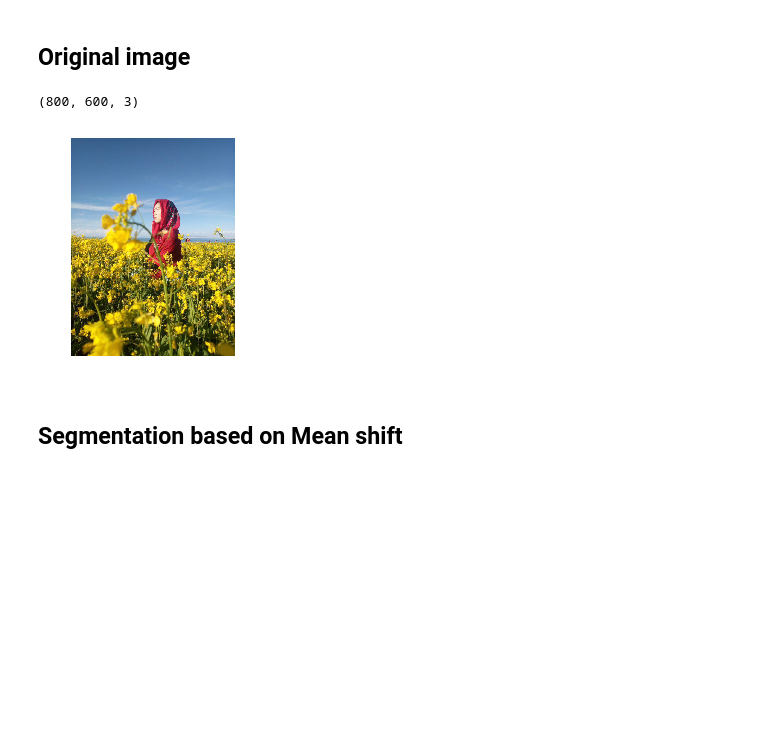
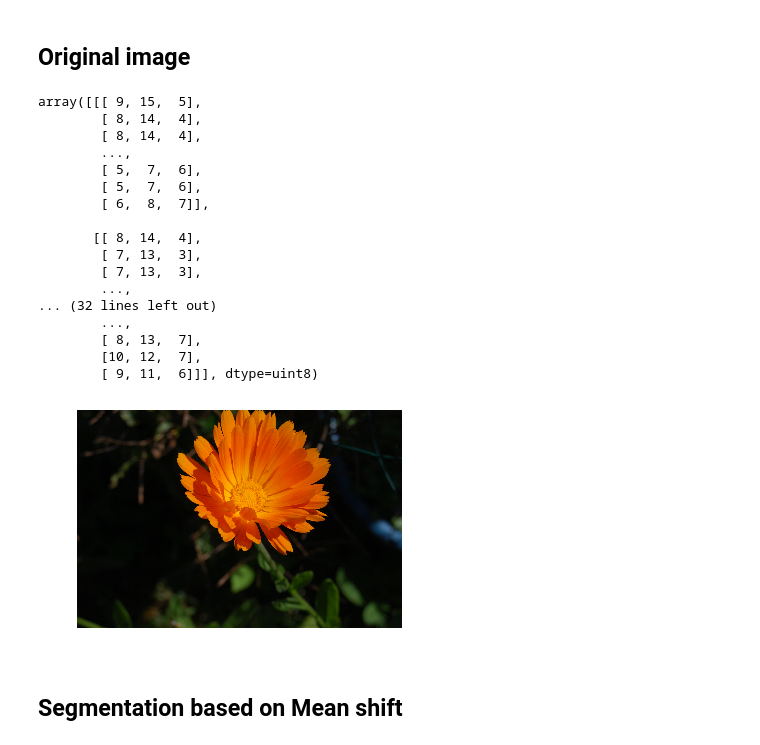
Before and after one commit to jianwu21/Advance-Topic-in-Image-Analysis, a Jupyter notebook: Segmentation/Segmentation.ipynb, the cells around one changed output. Saved outputs shown, nothing was run; the diff lists cells and outputs as text; code cells hidden in the pictures; blank space fills up the shorter version.

```diff
--- a/Segmentation/Segmentation.ipynb
+++ b/Segmentation/Segmentation.ipynb
@@ -14,14 +14,30 @@ from skimage.future import graph
 Original image
 ----------------
 # %%
-img = plt.imread('/home/jwu/Downloads/840298368.jpg')
+img = plt.imread('data/DSC_0055.JPG')
 plt.imshow(img)
 plt.axis('off')
 
-img.shape
+img
 # %% [output]
-(800, 600, 3)
+array([[[ 9, 15,  5],
+        [ 8, 14,  4],
+        [ 8, 14,  4],
+        ...,
+        [ 5,  7,  6],
+        [ 5,  7,  6],
+        [ 6,  8,  7]],
+
+       [[ 8, 14,  4],
+        [ 7, 13,  3],
+        [ 7, 13,  3],
+        ...,
+... (32 lines left out)
+        ...,
+        [ 8, 13,  7],
+        [10, 12,  7],
+        [ 9, 11,  6]]], dtype=uint8)
-[figure, old version]
+[figure, new version]
 # %% [markdown]
 Segmentation based on Mean shift
 -----------------------------------
```
Also changed, not shown: parts of 6 cells of this notebook.
